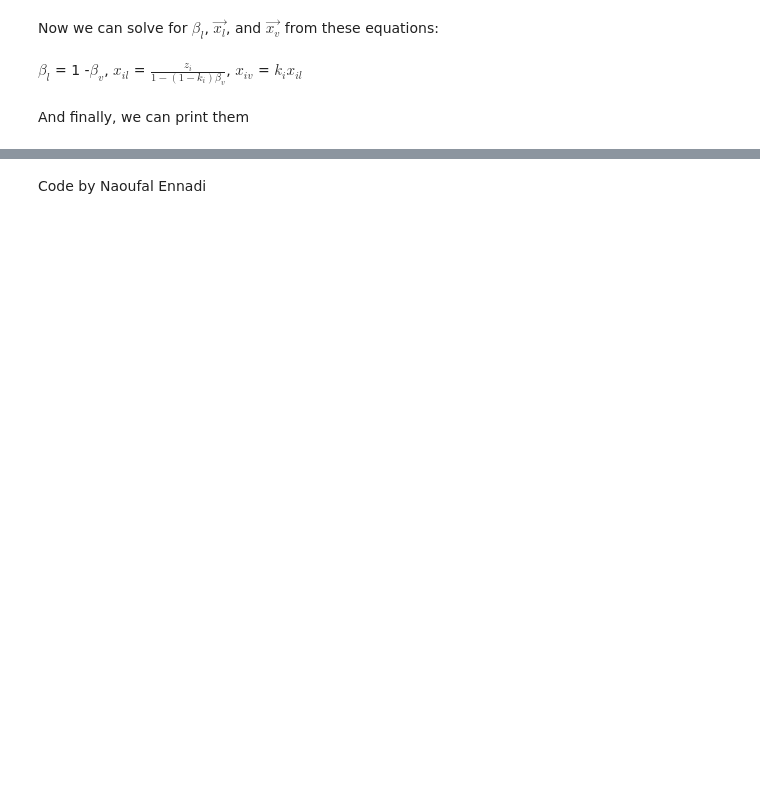
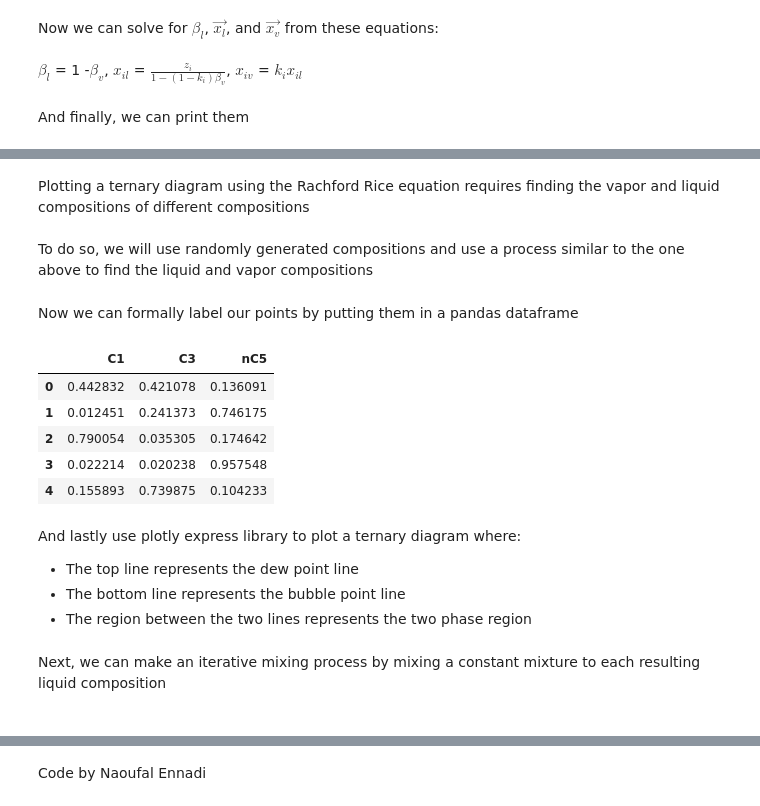
Before and after one commit to naoufaliennadi/RachfordRiceEquation, a Jupyter notebook: workflow.ipynb, the cells around one changed output, grey strips where cells are left out. Saved outputs shown, nothing was run; the diff lists cells and outputs as text; code cells hidden in the pictures; blank space fills up the shorter version.

```diff
--- a/workflow.ipynb
+++ b/workflow.ipynb
@@ -150,0 +153,39 @@ The vapor phase composition is:
+# %% [markdown]
+Plotting a ternary diagram using the Rachford Rice equation requires finding the vapor and liquid compositions of different compositions <br /> <br />
+To do so, we will use randomly generated compositions and use a process similar to the one above to find the liquid and vapor compositions
+# %%
+plot_points_values = [] #empty list to store the liquid and vapor compositions
+# %%
+for i in range(50): # makig 50 random compositions
+    zvector = [rn.random() for i in range(3)]
+    s = sum(zvector)
+    zvector = [ i/s for i in zvector ]
+    kv = kvector(list_of_comp,T,P)
+    mw = window(kv)
+    bv = bisection(fbv,mw[0]+.01,mw[1]-.01)
+    bl=1-bv
+    xil=[]
+    for i in range(len(zvector)):
+        xil.append(zvector[i]/(1-(1-kv[i])*bv))
+    xiv=[]
+    for i in range(len(zvector)):
+        xiv.append(kv[i]*xil[i])
+    plot_points_values.append(xiv) #adding the resulting vapor composition to our point list
+    plot_points_values.append(xil) #adding the resulting liquid composition to our point list
+# %% [markdown]
+Now we can formally label our points by putting them in a pandas dataframe
+# %%
+plot_points = pd.DataFrame(plot_points_values,columns=["C1","C3","nC5"])
+plot_points.head()
+# %% [output]
+|  | C1 | C3 | nC5 |
+| 0 | 0.442832 | 0.421078 | 0.136091 |
+| 1 | 0.012451 | 0.241373 | 0.746175 |
+| 2 | 0.790054 | 0.035305 | 0.174642 |
+| 3 | 0.022214 | 0.020238 | 0.957548 |
+| 4 | 0.155893 | 0.739875 | 0.104233 |
+# %% [markdown]
+And lastly use plotly express library to plot a ternary diagram where:
+- The top line represents the dew point line
+- The bottom line represents the bubble point line
+- The region between the two lines represents the two phase region
@@ -150,0 +195,2 @@ The vapor phase composition is:
+# %% [markdown]
+Next, we can make an iterative mixing process by mixing a constant mixture to each resulting liquid composition <br> <br>
```
Also changed, not shown: parts of 8 cells of this notebook.
